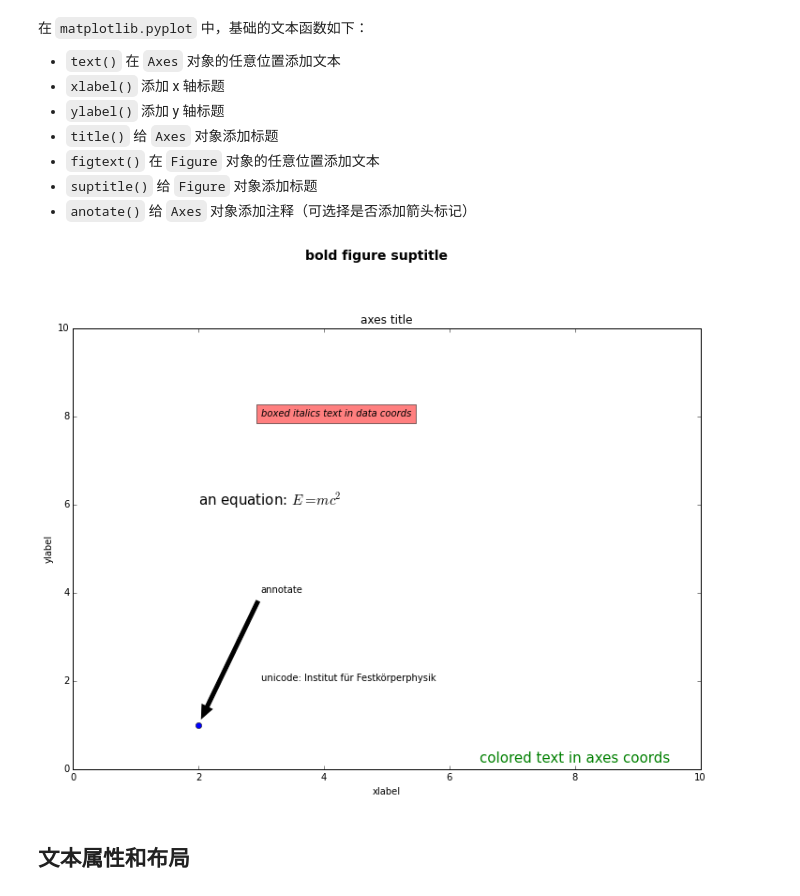
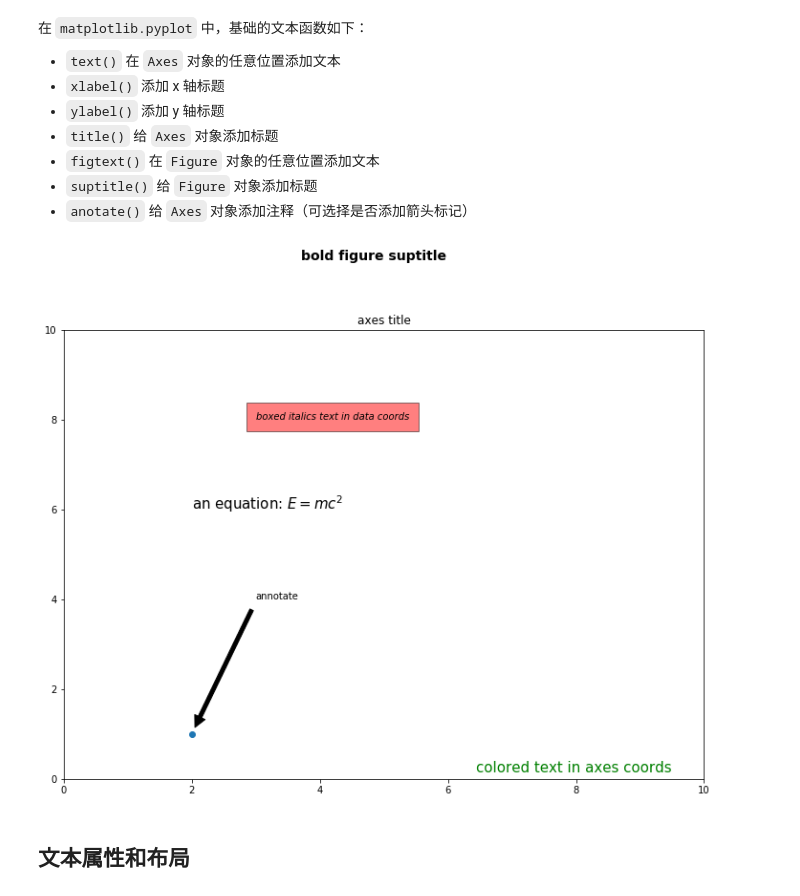
Before and after one commit to Baroquestc/notes-python, a Jupyter notebook: 06-matplotlib/06.03-working-with-text---basic.ipynb, the cells around one changed output. Drawn from its saved outputs; the diff is of its cells as text; code cells hidden in the pictures.

```diff
--- a/06-matplotlib/06.03-working-with-text---basic.ipynb
+++ b/06-matplotlib/06.03-working-with-text---basic.ipynb
@@ -37,39 +35,36 @@ fig.subplots_adjust(top=0.85)
 
 # 可以直接使用 set_xxx 的方法来设置标题
 ax.set_title('axes title')
 # 也可以直接调用 title()，因为会自动定位到当前的 Axes 对象
-# plt.title('axes title')
-
-ax.set_xlabel('xlabel')
-ax.set_ylabel('ylabel')
+plt.title('axes title')
 
 # 添加文本，斜体加文本框
 ax.text(3, 8, 'boxed italics text in data coords', style='italic',
         bbox={'facecolor':'red', 'alpha':0.5, 'pad':10})
 
 # 数学公式，用 $$ 输入 Tex 公式
 ax.text(2, 6, r'an equation: $E=mc^2$', fontsize=15)
 
 # Unicode 支持
-ax.text(3, 2, unicode('unicode: Institut f\374r Festk\366rperphysik', 'latin-1'))
+# ax.text(3, 2, unicode('unicode: Institut f\374r Festk\366rperphysik', 'latin-1'))
 
 # 颜色，对齐方式
 ax.text(0.95, 0.01, 'colored text in axes coords',
         verticalalignment='bottom', horizontalalignment='right',
         transform=ax.transAxes,
         color='green', fontsize=15)
 
 # 注释文本和箭头
 ax.plot([2], [1], 'o')
 ax.annotate('annotate', xy=(2, 1), xytext=(3, 4),
             arrowprops=dict(facecolor='black', shrink=0.05))
 
 # 设置显示范围
 ax.axis([0, 10, 0, 10])
 
 plt.show()
 # %% [output]
-[figure, old version]
+[figure, new version]
 # %% [markdown]
 ## 文本属性和布局
 # %% [markdown]
```
Also changed, not shown: parts of 1 cell of this notebook, 4 other files.
